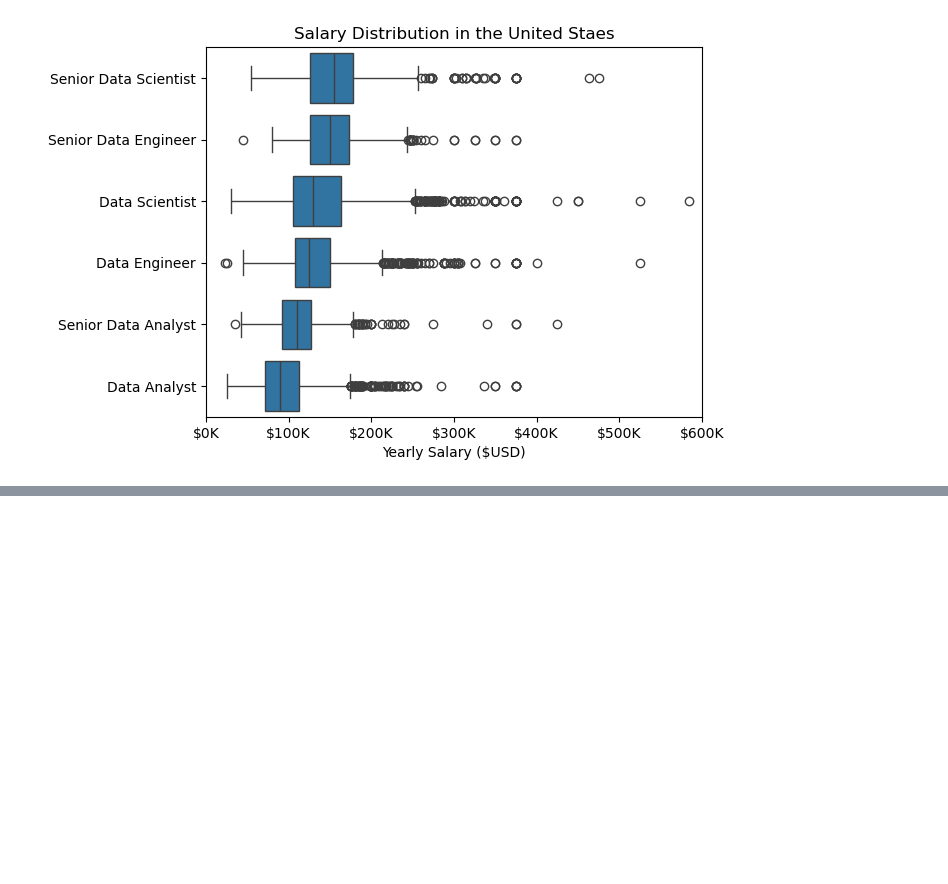
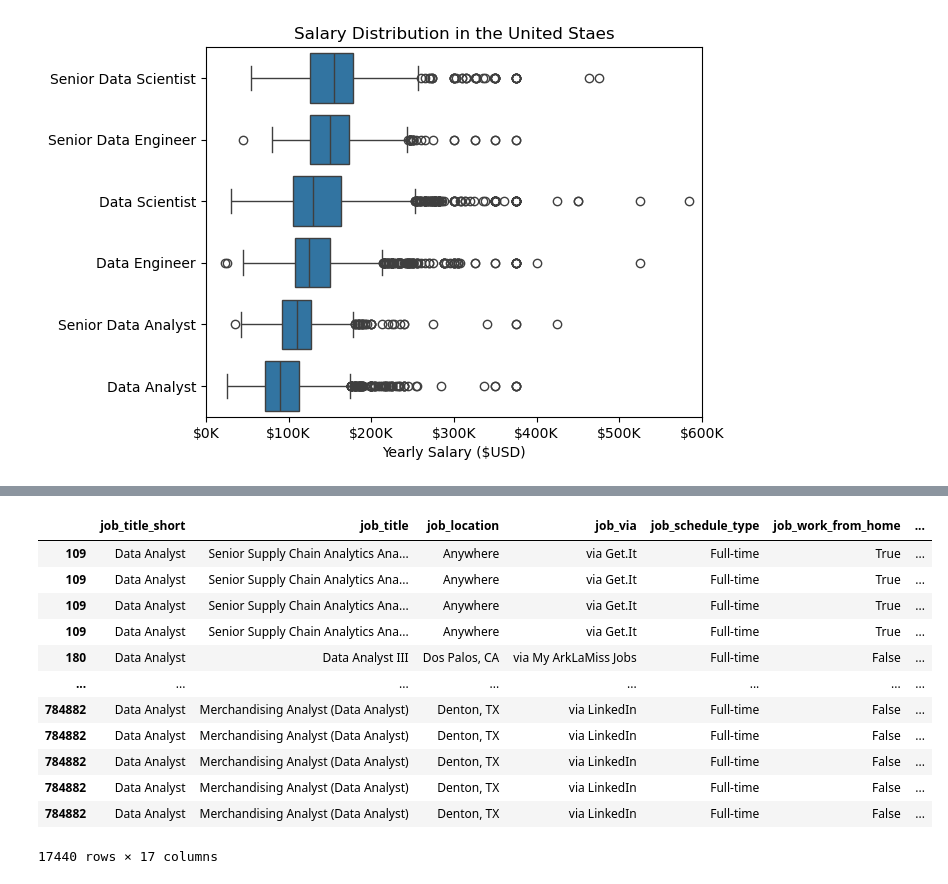
Before and after one commit to TomaszK94/Python_for_Data_Analytics, a Jupyter notebook: 03_Project/04_Salary_Analysis.ipynb, the cells around one changed output, grey strips where cells are left out. Saved outputs shown, nothing was run; the diff lists cells and outputs as text; code cells hidden in the pictures; blank space fills up the shorter version.

```diff
--- a/03_Project/04_Salary_Analysis.ipynb
+++ b/03_Project/04_Salary_Analysis.ipynb
@@ -98,0 +136,17 @@ plt.show()
+# %%
+df_DA_US = df_DA_US.explode("job_skills")
+df_DA_US
+# %% [output]
+|  | job_title_short | job_title | job_location | job_via | job_schedule_type | job_work_from_home | ... |
+| 109 | Data Analyst | Senior Supply Chain Analytics Ana... | Anywhere | via Get.It | Full-time | True | ... |
+| 109 | Data Analyst | Senior Supply Chain Analytics Ana... | Anywhere | via Get.It | Full-time | True | ... |
+| 109 | Data Analyst | Senior Supply Chain Analytics Ana... | Anywhere | via Get.It | Full-time | True | ... |
+| 109 | Data Analyst | Senior Supply Chain Analytics Ana... | Anywhere | via Get.It | Full-time | True | ... |
+| 180 | Data Analyst | Data Analyst III | Dos Palos, CA | via My ArkLaMiss Jobs | Full-time | False | ... |
+| ... | ... | ... | ... | ... | ... | ... | ... |
+| 784882 | Data Analyst | Merchandising Analyst (Data Analyst) | Denton, TX | via LinkedIn | Full-time | False | ... |
+| 784882 | Data Analyst | Merchandising Analyst (Data Analyst) | Denton, TX | via LinkedIn | Full-time | False | ... |
+| 784882 | Data Analyst | Merchandising Analyst (Data Analyst) | Denton, TX | via LinkedIn | Full-time | False | ... |
+| 784882 | Data Analyst | Merchandising Analyst (Data Analyst) | Denton, TX | via LinkedIn | Full-time | False | ... |
+| 784882 | Data Analyst | Merchandising Analyst (Data Analyst) | Denton, TX | via LinkedIn | Full-time | False | ... |
+17440 rows × 17 columns
```
Also changed, not shown: parts of 12 cells of this notebook, 3 other files.
